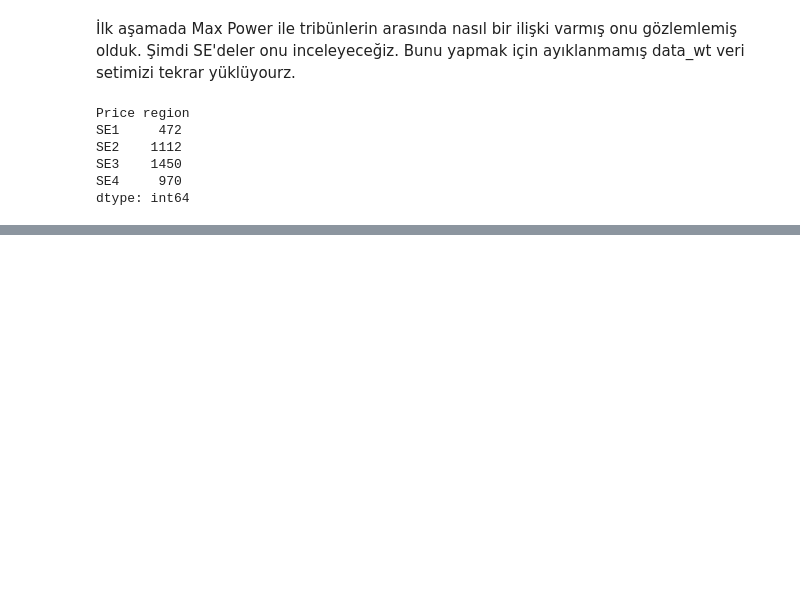
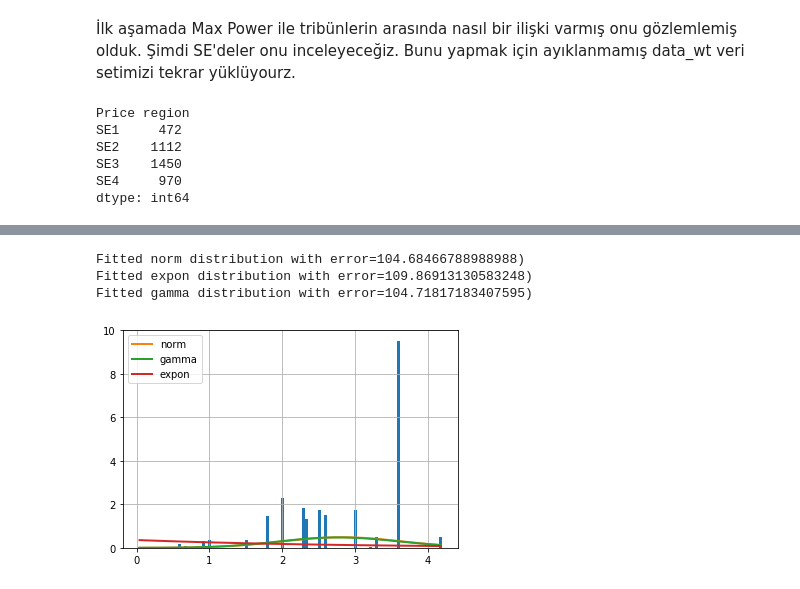
Before and after one commit to AhmetY21/GES, a Jupyter notebook: EEMComp EDA.ipynb, the cells around one changed output, grey strips where cells are left out. Cells and saved outputs as stored; diff of their text form; code cells hidden in the pictures; blank space fills up the shorter version.

```diff
--- a/EEMComp EDA.ipynb
+++ b/EEMComp EDA.ipynb
@@ -296,0 +295,5 @@ pricer=data_wt.groupby(['Price region'])
+# %%
+se1=data_wt[data_wt['Price region']=='SE1']
+se2=data_wt[data_wt['Price region']=='SE2']
+se3=data_wt[data_wt['Price region']=='SE3']
+se4=data_wt[data_wt['Price region']=='SE4']
@@ -296,0 +312,8 @@ pricer=data_wt.groupby(['Price region'])
+# %%
+distrib_fit(se1['Max power [MW]'])
+plt.show()
+# %% [output]
+Fitted norm distribution with error=104.68466788988988)
+Fitted expon distribution with error=109.86913130583248)
+Fitted gamma distribution with error=104.71817183407595)
+[figure, added]
```
Also changed, not shown: parts of 15 cells of this notebook.
